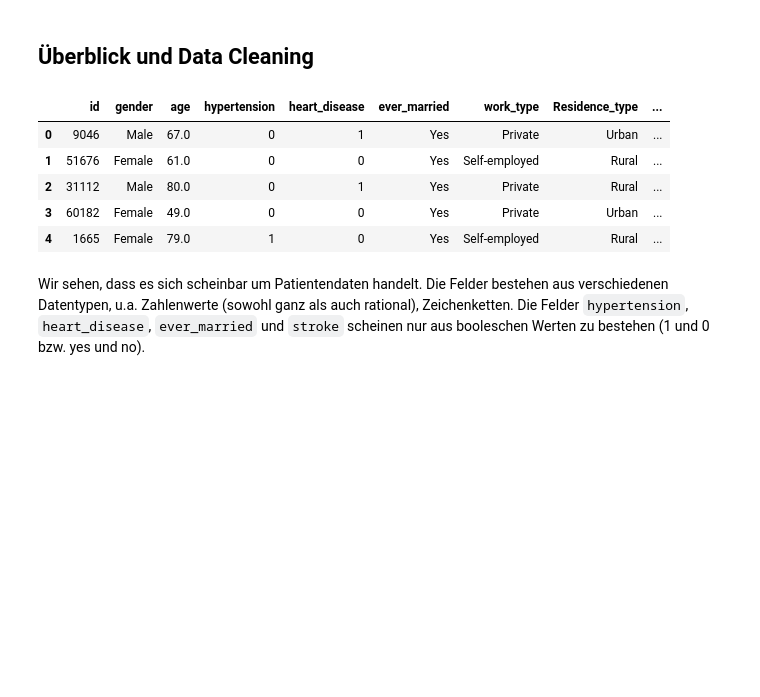
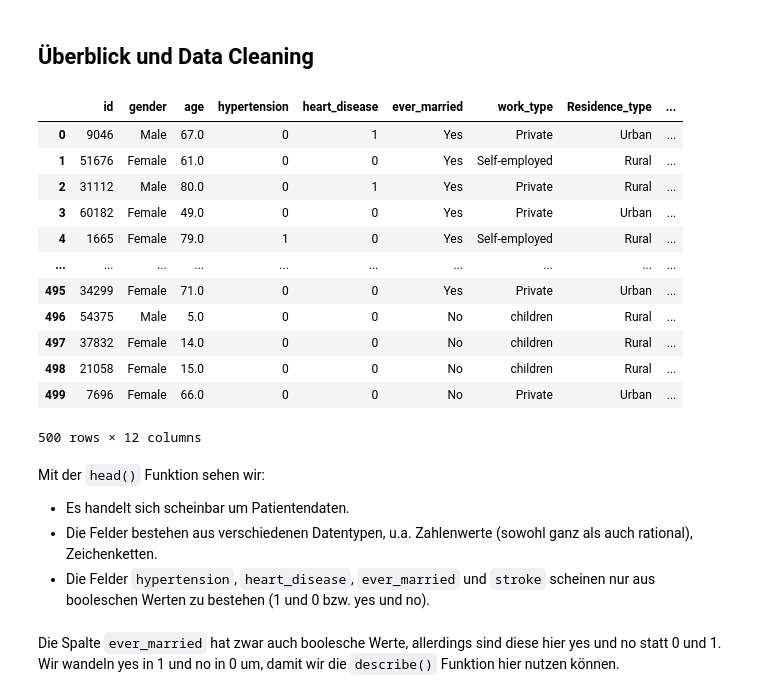
Before and after one commit to leonbittner/dasciws2324, a Jupyter notebook: 01_classification/01_classification.ipynb, the cells around one changed output. Cells and saved outputs as stored; diff of their text form; code cells hidden in the pictures; blank space fills up the shorter version.

```diff
--- a/01_classification/01_classification.ipynb
+++ b/01_classification/01_classification.ipynb
@@ -14,13 +22,25 @@ import warnings
 # %%
 df_stroke_data = pd.read_csv('01_Classification_stroke_data.csv')
 # %%
-df_stroke_data.head()
+df_stroke_data.head(500)
 # %% [output]
 |  | id | gender | age | hypertension | heart_disease | ever_married | work_type | Residence_type | ... |
 | 0 | 9046 | Male | 67.0 | 0 | 1 | Yes | Private | Urban | ... |
 | 1 | 51676 | Female | 61.0 | 0 | 0 | Yes | Self-employed | Rural | ... |
 | 2 | 31112 | Male | 80.0 | 0 | 1 | Yes | Private | Rural | ... |
 | 3 | 60182 | Female | 49.0 | 0 | 0 | Yes | Private | Urban | ... |
 | 4 | 1665 | Female | 79.0 | 1 | 0 | Yes | Self-employed | Rural | ... |
+| ... | ... | ... | ... | ... | ... | ... | ... | ... | ... |
+| 495 | 34299 | Female | 71.0 | 0 | 0 | Yes | Private | Urban | ... |
+| 496 | 54375 | Male | 5.0 | 0 | 0 | No | children | Rural | ... |
+| 497 | 37832 | Female | 14.0 | 0 | 0 | No | children | Rural | ... |
+| 498 | 21058 | Female | 15.0 | 0 | 0 | No | children | Rural | ... |
+| 499 | 7696 | Female | 66.0 | 0 | 0 | No | Private | Urban | ... |
+500 rows × 12 columns
 # %% [markdown]
-Wir sehen, dass es sich scheinbar um Patientendaten handelt. Die Felder bestehen aus verschiedenen Datentypen, u.a. Zahlenwerte (sowohl ganz als auch rational), Zeichenketten.  Die Felder `hypertension`, `heart_disease`, `ever_married` und `stroke` scheinen nur aus booleschen Werten zu bestehen (1 und 0 bzw. yes und no).
+Mit der `head()` Funktion sehen wir:
+- Es handelt sich scheinbar um Patientendaten.
+- Die Felder bestehen aus verschiedenen Datentypen, u.a. Zahlenwerte (sowohl ganz als auch rational), Zeichenketten.
+- Die Felder `hypertension`, `heart_disease`, `ever_married` und `stroke` scheinen nur aus booleschen Werten zu bestehen (1 und 0 bzw. yes und no).
+# %% [markdown]
+Die Spalte `ever_married` hat zwar auch boolesche Werte, allerdings sind diese hier yes und no statt 0 und 1. Wir wandeln yes in 1 und no in 0 um, damit wir die `describe()` Funktion hier nutzen können.
```
Also changed, not shown: parts of 21 cells of this notebook.
